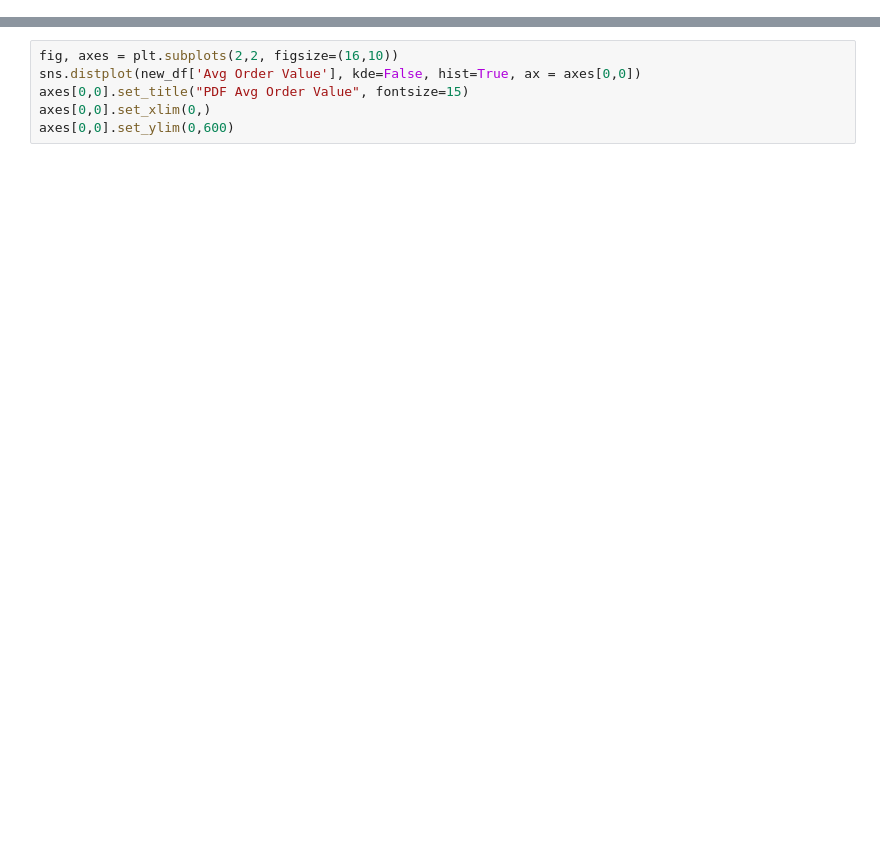
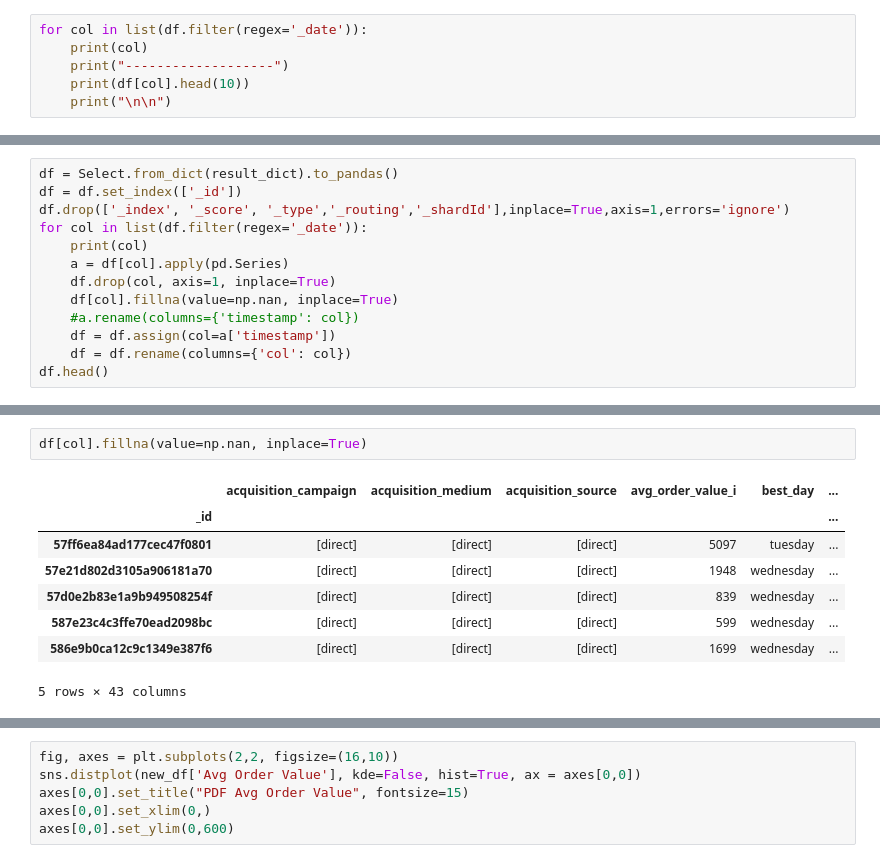
Before and after one commit to amdgd/team-old, a Jupyter notebook: src/Scikit/KNN.ipynb, the cells around one changed output, grey strips where cells are left out. Saved outputs shown, nothing was run; the diff lists cells and outputs as text; blank space fills up the shorter version.

```diff
--- a/src/Scikit/KNN.ipynb
+++ b/src/Scikit/KNN.ipynb
@@ -101,0 +144,6 @@ list(df.columns)
+# %%
+for col in list(df.filter(regex='_date')):
+    print(col)
+    print("-------------------")
+    print(df[col].head(10))
+    print("\n\n")
@@ -101,0 +242,13 @@ list(df.columns)
+# %%
+df = Select.from_dict(result_dict).to_pandas()
+df = df.set_index(['_id'])
+df.drop(['_index', '_score', '_type','_routing','_shardId'],inplace=True,axis=1,errors='ignore')
+for col in list(df.filter(regex='_date')):
+    print(col)
+    a = df[col].apply(pd.Series)
+    df.drop(col, axis=1, inplace=True)
+    df[col].fillna(value=np.nan, inplace=True)
+    #a.rename(columns={'timestamp': col})
+    df = df.assign(col=a['timestamp'])
+    df = df.rename(columns={'col': col})
+df.head()
@@ -101,0 +277,11 @@ list(df.columns)
+# %%
+df[col].fillna(value=np.nan, inplace=True)
+# %% [output]
+|  | acquisition_campaign | acquisition_medium | acquisition_source | avg_order_value_i | best_day | ... |
+| _id |  |  |  |  |  | ... |
+| 57ff6ea84ad177cec47f0801 | [direct] | [direct] | [direct] | 5097 | tuesday | ... |
+| 57e21d802d3105a906181a70 | [direct] | [direct] | [direct] | 1948 | wednesday | ... |
+| 57d0e2b83e1a9b949508254f | [direct] | [direct] | [direct] | 839 | wednesday | ... |
+| 587e23c4c3ffe70ead2098bc | [direct] | [direct] | [direct] | 599 | wednesday | ... |
+| 586e9b0ca12c9c1349e387f6 | [direct] | [direct] | [direct] | 1699 | wednesday | ... |
+5 rows × 43 columns
```
Also changed, not shown: parts of 41 cells of this notebook, 3 other files.
